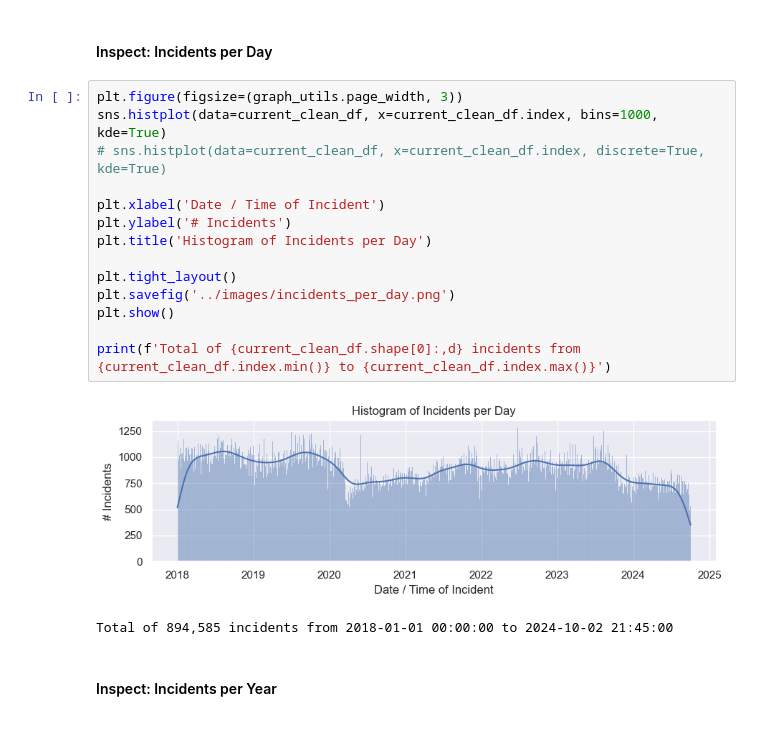
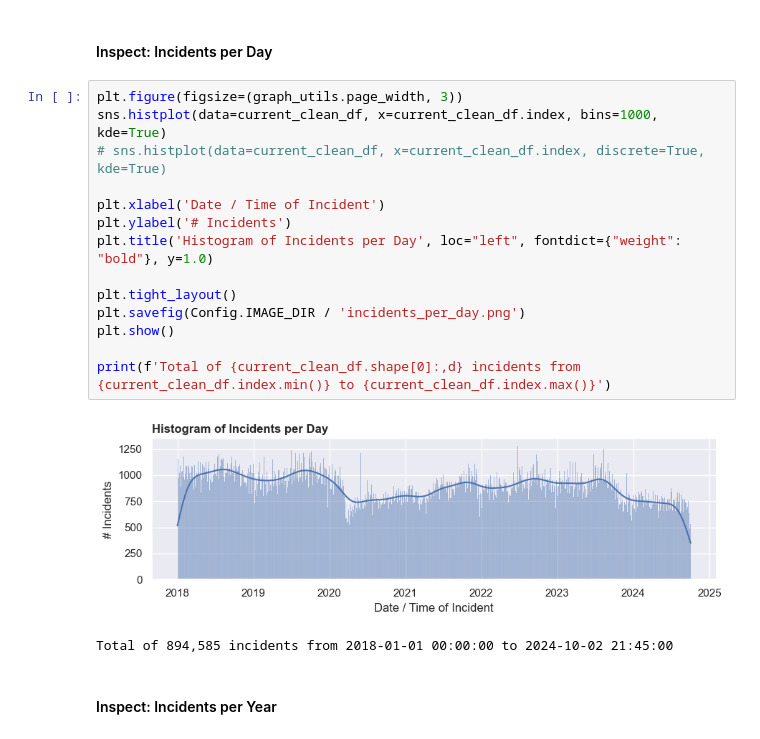
Before and after one commit to fazeelgm/UCB_ML_AI_Capstone, a Jupyter notebook: notebooks/ExploratoryDataAnalysis.ipynb, the cells around one changed output. Drawn from its saved outputs; the diff is of its cells as text.

```diff
--- a/notebooks/ExploratoryDataAnalysis.ipynb
+++ b/notebooks/ExploratoryDataAnalysis.ipynb
@@ -448,19 +448,19 @@ Name: incident_year, dtype: float64
 # %%
 plt.figure(figsize=(graph_utils.page_width, 3))
 sns.histplot(data=current_clean_df, x=current_clean_df.index, bins=1000, kde=True)
 # sns.histplot(data=current_clean_df, x=current_clean_df.index, discrete=True, kde=True)
 
 plt.xlabel('Date / Time of Incident')
 plt.ylabel('# Incidents')
-plt.title('Histogram of Incidents per Day')
+plt.title('Histogram of Incidents per Day', loc="left", fontdict={"weight": "bold"}, y=1.0)
 
 plt.tight_layout()
-plt.savefig('../images/incidents_per_day.png')
+plt.savefig(Config.IMAGE_DIR / 'incidents_per_day.png')
 plt.show()
 
 print(f'Total of {current_clean_df.shape[0]:,d} incidents from {current_clean_df.index.min()} to {current_clean_df.index.max()}')
 # %% [output]
-[figure, old version]
+[figure, new version]
 Total of 894,585 incidents from 2018-01-01 00:00:00 to 2024-10-02 21:45:00
 # %% [markdown]
 #### Inspect: Incidents per Year
```
Also changed, not shown: parts of 5 cells of this notebook, 1 other file.
